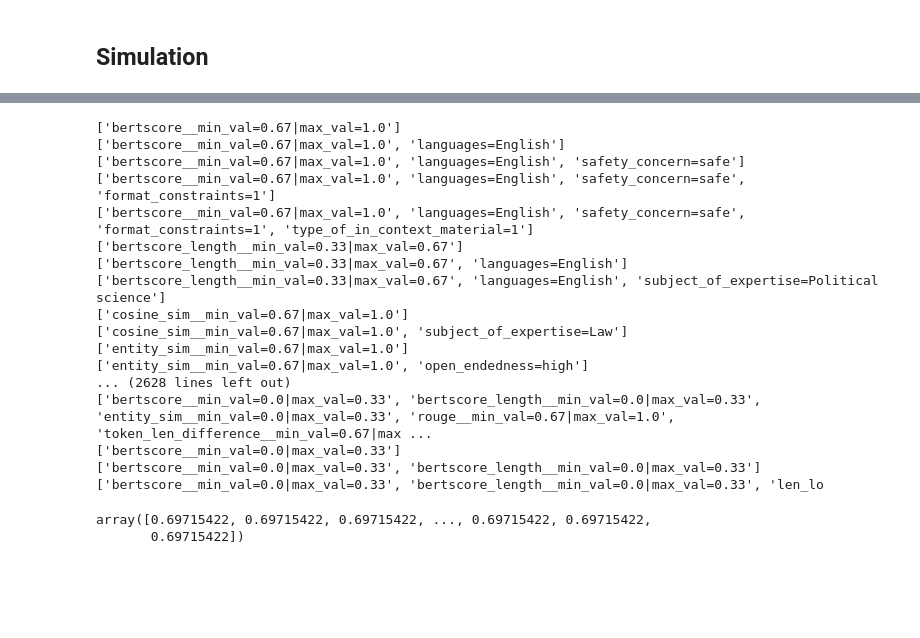
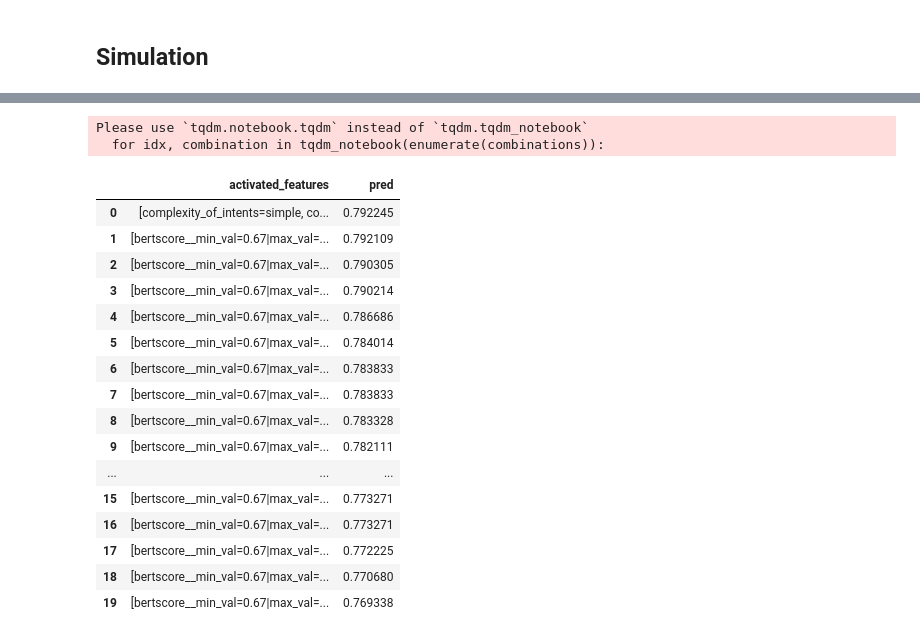
Before and after one commit to allenai/hybrid-preferences, a Jupyter notebook: notebooks/2024-08-30-classifier/2024-08-30-classifier.ipynb, the cells around one changed output, grey strips where cells are left out. Saved outputs shown, nothing was run; the diff lists cells and outputs as text; code cells hidden in the pictures; blank space fills up the shorter version.

```diff
--- a/notebooks/2024-08-30-classifier/2024-08-30-classifier.ipynb
+++ b/notebooks/2024-08-30-classifier/2024-08-30-classifier.ipynb
@@ -329,3 +329,5 @@ from itertools import combinations
 # %%
-_, combinations = sample_feature_combinations(meta_analyzer_n_samples=1000)
+_, combinations = sample_feature_combinations(
+    meta_analyzer_n_samples=2000, max_number=10
+)
 # %% [output]
@@ -333,6 +335,6 @@ _, combinations = sample_feature_combinations(meta_analyzer_n_samples=1000)
 # %%
 sim_df = pd.DataFrame(0, index=np.arange(len(combinations)), columns=X.columns)
-for idx, combination in enumerate(combinations):
+for idx, combination in tqdm_notebook(enumerate(combinations)):
     activated_feats = []
     for feat in combination:
         if "analyzer" in feat:
@@ -344,31 +346,37 @@ for idx, combination in enumerate(combinations):
             activated_feats.append(f"{feature_name}={value}")
         else:
             activated_feats.append(feat.replace("::", "__"))
-        print(activated_feats)
     sim_df.loc[idx, activated_feats] = 1
 sim_df = sim_df.apply(
     lambda row: row.map(lambda x: feat_map.get(row.name, 1) if x == 1 else x)
 ).dropna(axis=1, how="any")
 # %% [output]
-['bertscore__min_val=0.67|max_val=1.0']
-['bertscore__min_val=0.67|max_val=1.0', 'languages=English']
-['bertscore__min_val=0.67|max_val=1.0', 'languages=English', 'safety_concern=safe']
-['bertscore__min_val=0.67|max_val=1.0', 'languages=English', 'safety_concern=safe', 'format_constraints=1']
-['bertscore__min_val=0.67|max_val=1.0', 'languages=English', 'safety_concern=safe', 'format_constraints=1', 'type_of_in_context_material=1']
-['bertscore_length__min_val=0.33|max_val=0.67']
-['bertscore_length__min_val=0.33|max_val=0.67', 'languages=English']
-['bertscore_length__min_val=0.33|max_val=0.67', 'languages=English', 'subject_of_expertise=Political science']
-['cosine_sim__min_val=0.67|max_val=1.0']
-['cosine_sim__min_val=0.67|max_val=1.0', 'subject_of_expertise=Law']
-['entity_sim__min_val=0.67|max_val=1.0']
-['entity_sim__min_val=0.67|max_val=1.0', 'open_endedness=high']
-... (2628 lines left out)
-['bertscore__min_val=0.0|max_val=0.33', 'bertscore_length__min_val=0.0|max_val=0.33', 'entity_sim__min_val=0.0|max_val=0.33', 'rouge__min_val=0.67|max_val=1.0', 'token_len_difference__min_val=0.67|max ...
-['bertscore__min_val=0.0|max_val=0.33']
-['bertscore__min_val=0.0|max_val=0.33', 'bertscore_length__min_val=0.0|max_val=0.33']
-['bertscore__min_val=0.0|max_val=0.33', 'bertscore_length__min_val=0.0|max_val=0.33', 'len_lo
+Please use `tqdm.notebook.tqdm` instead of `tqdm.tqdm_notebook`
+  for idx, combination in tqdm_notebook(enumerate(combinations)):
-# %%
-model.predict(sim_df)
-# %% [output]
-array([0.69715422, 0.69715422, 0.69715422, ..., 0.69715422, 0.69715422,
-       0.69715422])
+# %%
+sim_results = sim_df.copy(deep=True)
+sim_results["activated_features"] = sim_results.apply(
+    lambda row: [col for col in sim_results.columns if row[col] != 0], axis=1
+)
+sim_results["pred"] = model.predict(sim_df)
+sim_results = sim_results.sort_values(by="pred", ascending=False).reset_index(drop=True)
+# %%
+sim_results[["activated_features", "pred"]].head(20)
+# %% [output]
+|  | activated_features | pred |
+| 0 | [complexity_of_intents=simple, co... | 0.792245 |
+| 1 | [bertscore__min_val=0.67|max_val=... | 0.792109 |
+| 2 | [bertscore__min_val=0.67|max_val=... | 0.790305 |
+| 3 | [bertscore__min_val=0.67|max_val=... | 0.790214 |
+| 4 | [bertscore__min_val=0.67|max_val=... | 0.786686 |
+| 5 | [bertscore__min_val=0.67|max_val=... | 0.784014 |
+| 6 | [bertscore__min_val=0.67|max_val=... | 0.783833 |
+| 7 | [bertscore__min_val=0.67|max_val=... | 0.783833 |
+| 8 | [bertscore__min_val=0.67|max_val=... | 0.783328 |
+| 9 | [bertscore__min_val=0.67|max_val=... | 0.782111 |
+| ... | ... | ... |
+| 15 | [bertscore__min_val=0.67|max_val=... | 0.773271 |
+| 16 | [bertscore__min_val=0.67|max_val=... | 0.773271 |
+| 17 | [bertscore__min_val=0.67|max_val=... | 0.772225 |
+| 18 | [bertscore__min_val=0.67|max_val=... | 0.770680 |
+| 19 | [bertscore__min_val=0.67|max_val=... | 0.769338 |
```
Also changed, not shown: parts of 2 cells of this notebook.
